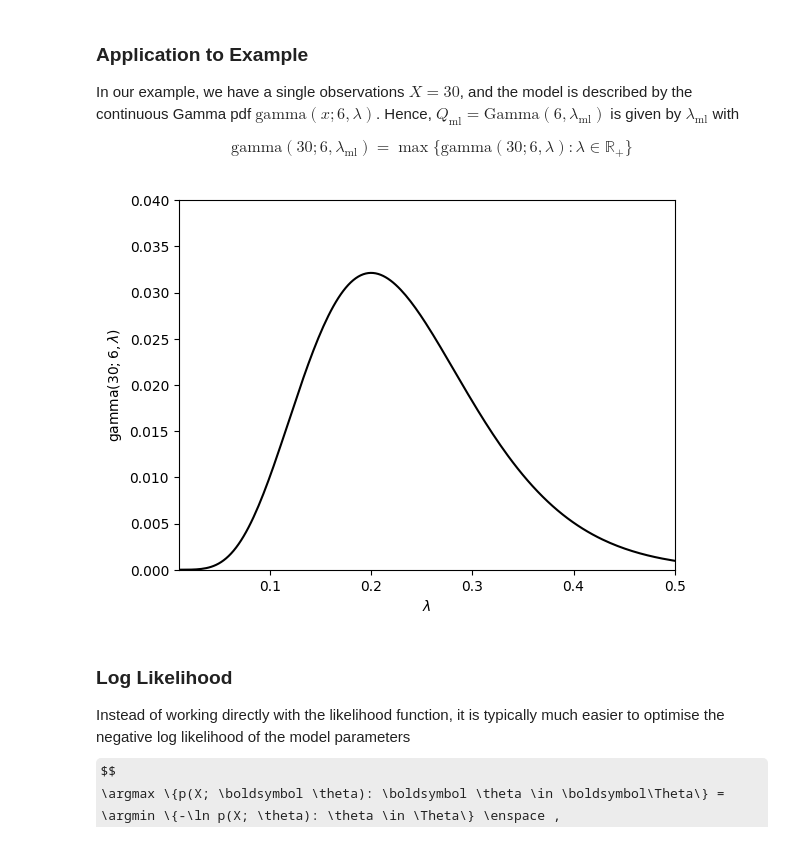
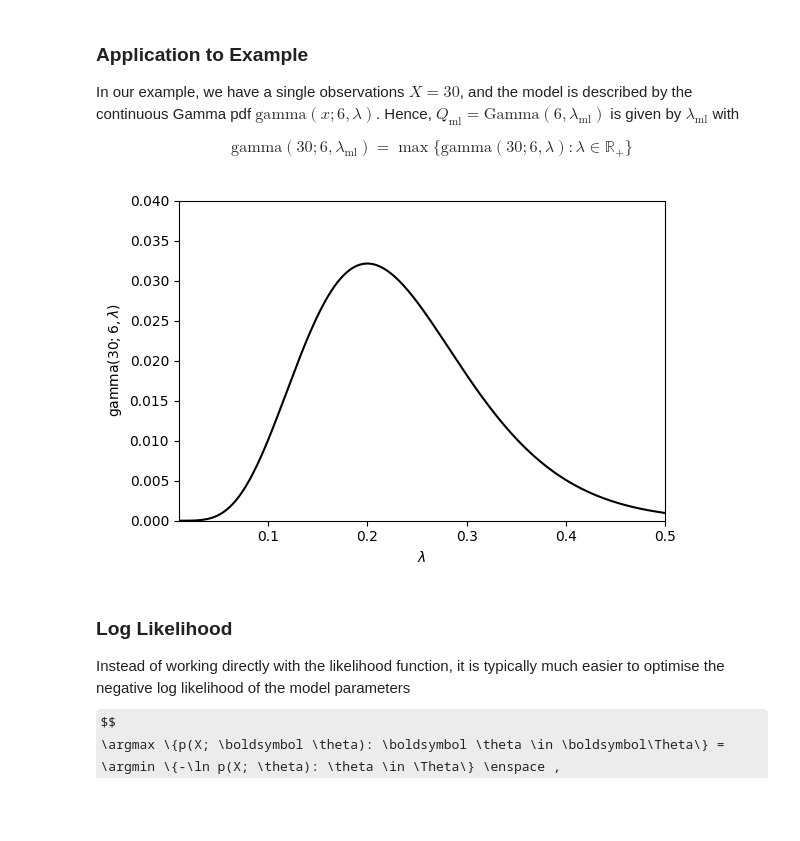
Before and after one commit to marioboley/Uni-Haifa-214.4312-Code, a Jupyter notebook: 2.1_models.ipynb, the cells around one changed output. Cells and saved outputs as stored; diff of their text form; code cells hidden in the pictures; some formulas as TeX source; blank space fills up the shorter version.

```diff
--- a/2.1_models.ipynb
+++ b/2.1_models.ipynb
@@ -113,18 +107,13 @@ $$
 \mathrm{gamma}(30; 6, \lambda_\mathrm{ml}) = \max\{\mathrm{gamma}(30; 6, \lambda) : \lambda \in \mathbb{R}_+\}
 $$
 # %%
-fig, ax = plt.subplots()
-
+fig, ax = subplotgrid(r'$\lambda$', f'$\\mathrm{{gamma}}({obs}; {alpha_obs}, \\lambda)$', subplotsize=(4, 6))
 lams = np.linspace(0.01, 0.5, 200)
-
-ax.set_xmargin(0)
-ax.plot(lams, gamma_pdf(obs, alpha_obs, lams), c='k')
-ax.set_ylabel(f'$\\mathrm{{gamma}}({obs}; {alpha_obs}, \\lambda)$')
-ax.set_xlabel(r'$\lambda$')
-ax.set_ylim(0, 0.04)
+ax[0][0].plot(lams, gamma_pdf(obs, alpha_obs, lams), c='k')
+ax[0][0].set_ylim(0, 0.04)
 plt.show()
 # %% [output]
-[figure, old version]
+[figure, new version]
 # %% [markdown]
 ### Log Likelihood
 
```
Also changed, not shown: parts of 1 cell of this notebook, 1 other file.
